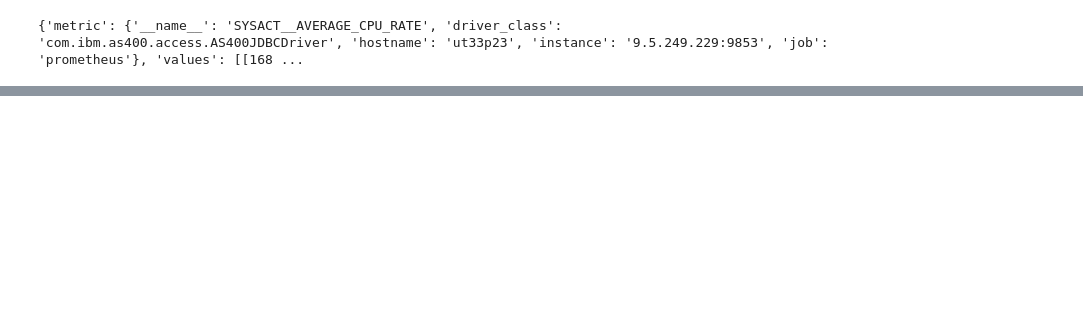
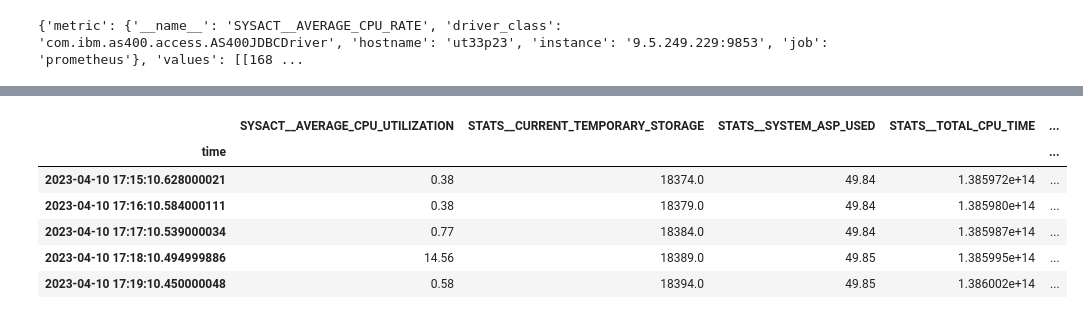
Before and after one commit to ajshedivy/ibmi-system-metrics, a Jupyter notebook: notebooks/metric-data-eda.ipynb, the cells around one changed output, grey strips where cells are left out. Drawn from its saved outputs; the diff is of its cells as text; code cells hidden in the pictures; blank space fills up the shorter version.

Commit message:
experiment with lgb

```diff
--- a/notebooks/metric-data-eda.ipynb
+++ b/notebooks/metric-data-eda.ipynb
@@ -119,0 +355,2 @@ remote_connections_df.plot()
+# %%
+model = run_lgb_experiment(master_df, max_cpu_util)
@@ -119,0 +361,8 @@ remote_connections_df.plot()
+# %%
+df_importances = pd.DataFrame({
+    'feature': model.feature_name_,
+    'importance': model.feature_importances_
+}).sort_values(by='importance', ascending=False)
+
+df_importances = df_importances.loc[(df_importances != 0).all(axis=1)]
+df_importances
@@ -119,0 +381,11 @@ remote_connections_df.plot()
+# %%
+pruned_df = master_df.loc[:, df_importances['feature']]
+pruned_df.head()
+# %% [output]
+|  | SYSACT__AVERAGE_CPU_UTILIZATION | STATS__CURRENT_TEMPORARY_STORAGE | STATS__SYSTEM_ASP_USED | STATS__TOTAL_CPU_TIME | ... |
+| time |  |  |  |  | ... |
+| 2023-04-10 17:15:10.628000021 | 0.38 | 18374.0 | 49.84 | 1.385972e+14 | ... |
+| 2023-04-10 17:16:10.584000111 | 0.38 | 18379.0 | 49.84 | 1.385980e+14 | ... |
+| 2023-04-10 17:17:10.539000034 | 0.77 | 18384.0 | 49.84 | 1.385987e+14 | ... |
+| 2023-04-10 17:18:10.494999886 | 14.56 | 18389.0 | 49.85 | 1.385995e+14 | ... |
+| 2023-04-10 17:19:10.450000048 | 0.58 | 18394.0 | 49.85 | 1.386002e+14 | ... |
```
Also changed, not shown: parts of 20 cells of this notebook.
